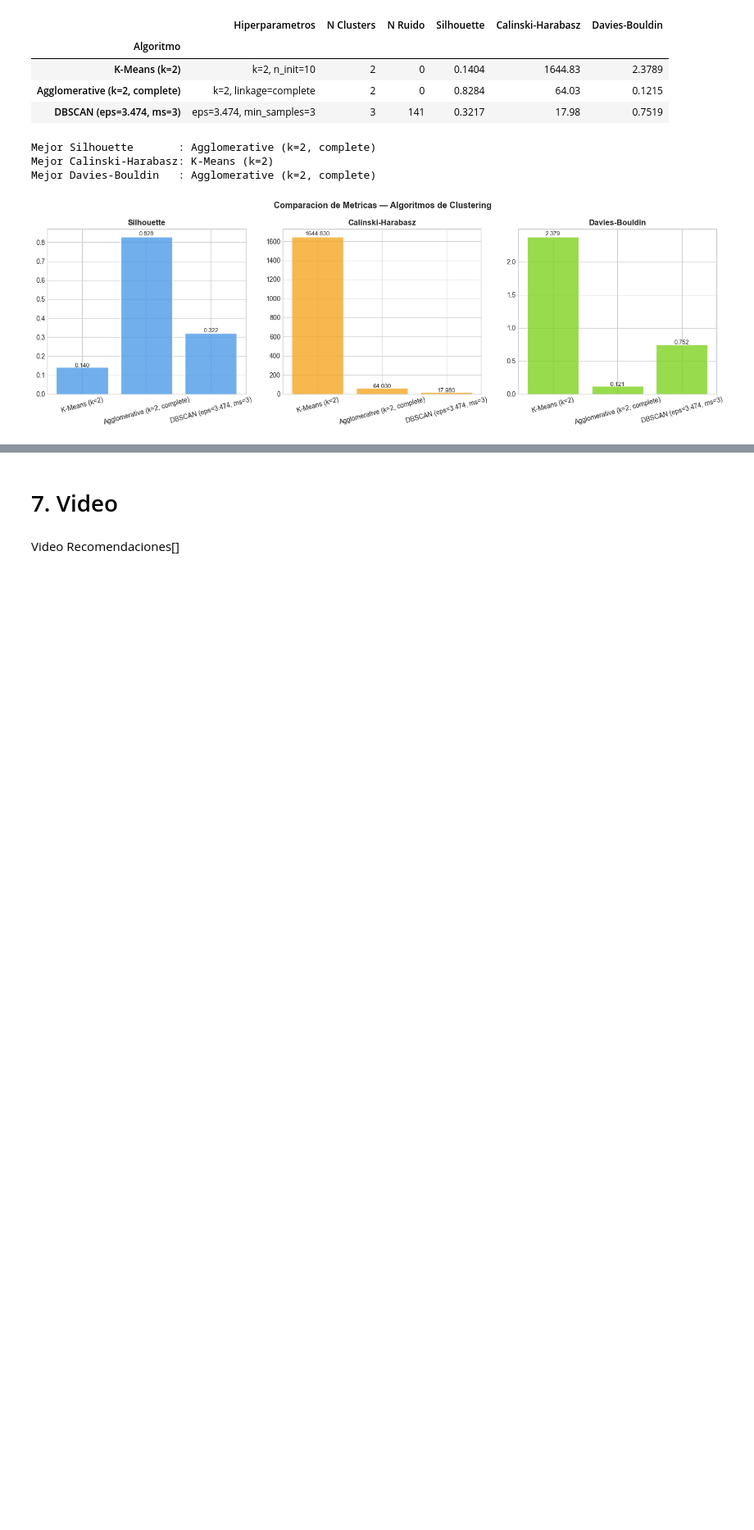
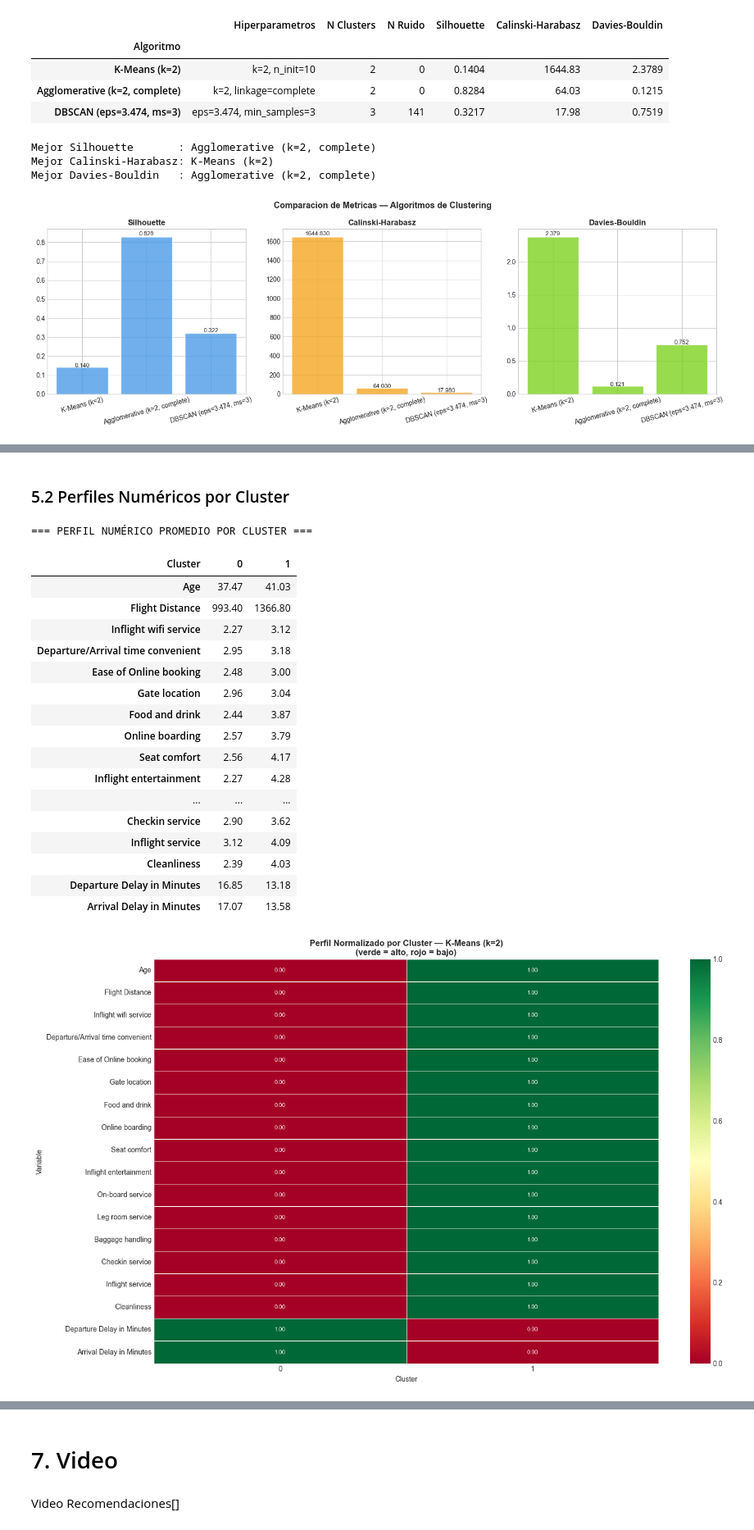
Before and after one commit to aspd-2501/Lab4-AM, a Jupyter notebook: Lab4.ipynb, the cells around one changed output, grey strips where cells are left out. Shown at 82% size. Drawn from its saved outputs; the diff is of its cells as text; code cells hidden in the pictures; blank space fills up the shorter version.

```diff
--- a/Lab4.ipynb
+++ b/Lab4.ipynb
@@ -1237,0 +1219,20 @@ Las restricciones que afectaron a los demas:
+# %%
+# ── Seleccionar etiquetas del mejor modelo ────────────────────────────────────
+# Cambiar 'kmeans_labels' por 'agg_labels' o 'dbscan_labels' si ese es el mejor
+
+best_labels = kmeans_labels        # <-- AJUSTAR según resultado
+best_model_name = f'K-Means (k={best_k})'  # <-- AJUSTAR según resultado
+
+# Añadir etiquetas al dataframe limpio
+df_eval = X_raw.copy()
+df_eval['Cluster'] = best_labels
+
+# Excluir ruido si aplica (DBSCAN)
+df_eval_clean = df_eval[df_eval['Cluster'] != -1].copy()
+
+print(f"Modelo evaluado: {best_model_name}")
+print(f"Total pasajeros analizados: {len(df_eval_clean):,}")
+print(f"\nDistribución de clusters:")
+dist = df_eval_clean['Cluster'].value_counts().sort_index()
+for k, v in dist.items():
+    print(f"  Cluster {k}: {v:,} pasajeros ({v/len(df_eval_clean)*100:.1f}%)")
@@ -1237,0 +1246,49 @@ Las restricciones que afectaron a los demas:
+# %% [markdown]
+### 5.2 Perfiles Numéricos por Cluster
+# %%
+# Variables numéricas del dataset limpio
+cols_num_eval = [c for c in df_eval_clean.columns
+                 if c not in ['Gender','Customer Type','Type of Travel','Class','Cluster']]
+
+perfil_num = df_eval_clean.groupby('Cluster')[cols_num_eval].mean().round(2)
+print("=== PERFIL NUMÉRICO PROMEDIO POR CLUSTER ===")
+display(perfil_num.T)
+
+# Heatmap normalizado
+from sklearn.preprocessing import MinMaxScaler
+scaler_viz = MinMaxScaler()
+perfil_norm = pd.DataFrame(
+    scaler_viz.fit_transform(perfil_num),
+    columns=cols_num_eval,
+    index=perfil_num.index
+)
+
+fig, ax = plt.subplots(figsize=(15, max(5, len(cols_num_eval)//2)))
+sns.heatmap(perfil_norm.T, annot=True, fmt='.2f', cmap='RdYlGn',
+            linewidths=0.5, ax=ax, annot_kws={'size': 8},
+            vmin=0, vmax=1, center=0.5)
+ax.set_title(f'Perfil Normalizado por Cluster — {best_model_name}\n(verde = alto, rojo = bajo)',
+             fontweight='bold', fontsize=12)
+ax.set_xlabel('Cluster'); ax.set_ylabel('Variable')
+plt.tight_layout()
+plt.show()
+# %% [output]
+=== PERFIL NUMÉRICO PROMEDIO POR CLUSTER ===
+| Cluster | 0 | 1 |
+| Age | 37.47 | 41.03 |
+| Flight Distance | 993.40 | 1366.80 |
+| Inflight wifi service | 2.27 | 3.12 |
+| Departure/Arrival time convenient | 2.95 | 3.18 |
+| Ease of Online booking | 2.48 | 3.00 |
+| Gate location | 2.96 | 3.04 |
+| Food and drink | 2.44 | 3.87 |
+| Online boarding | 2.57 | 3.79 |
+| Seat comfort | 2.56 | 4.17 |
+| Inflight entertainment | 2.27 | 4.28 |
+| ... | ... | ... |
+| Checkin service | 2.90 | 3.62 |
+| Inflight service | 3.12 | 4.09 |
+| Cleanliness | 2.39 | 4.03 |
+| Departure Delay in Minutes | 16.85 | 13.18 |
+| Arrival Delay in Minutes | 17.07 | 13.58 |
+[figure, added]
```
Also changed, not shown: parts of 41 cells of this notebook.
